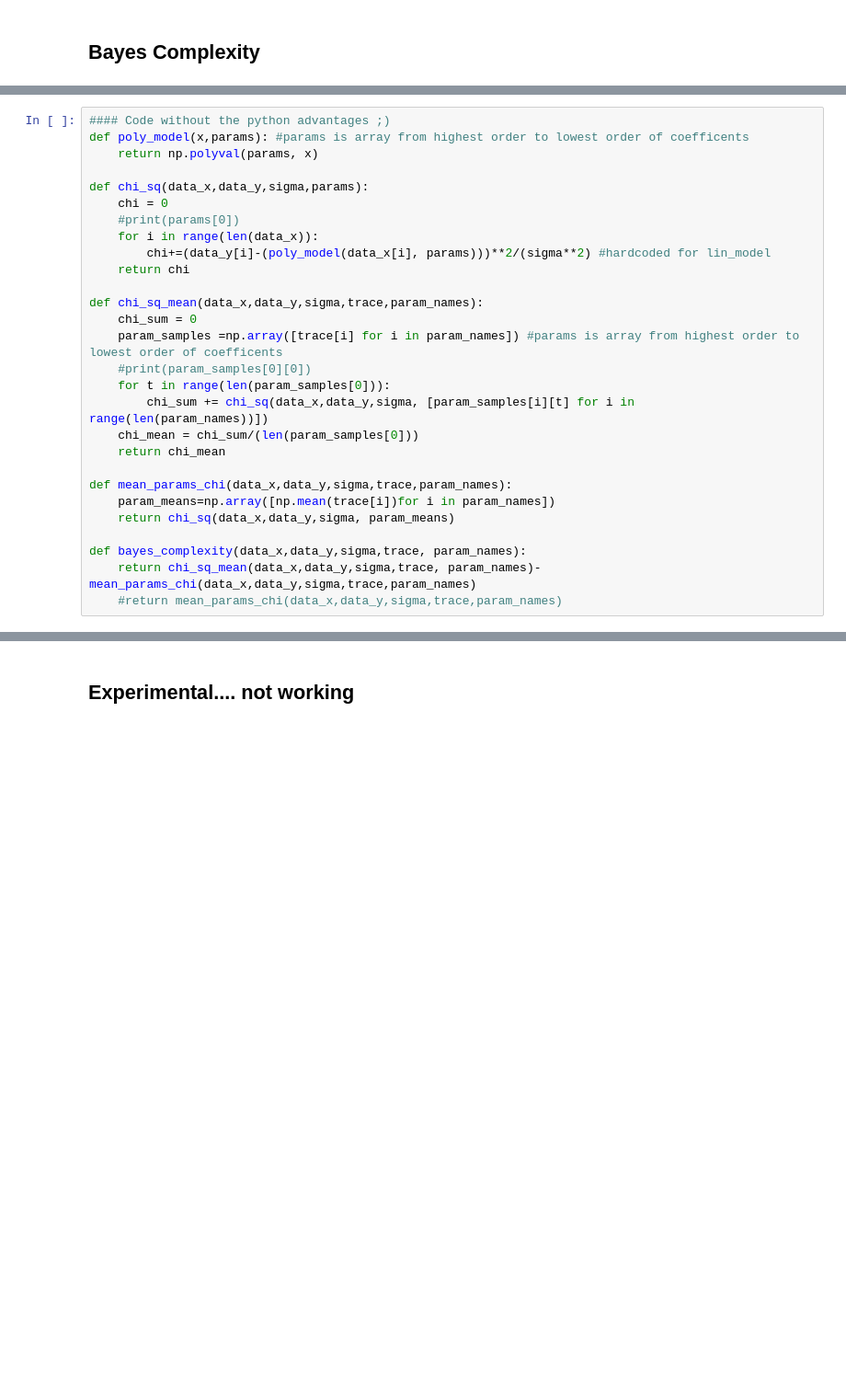
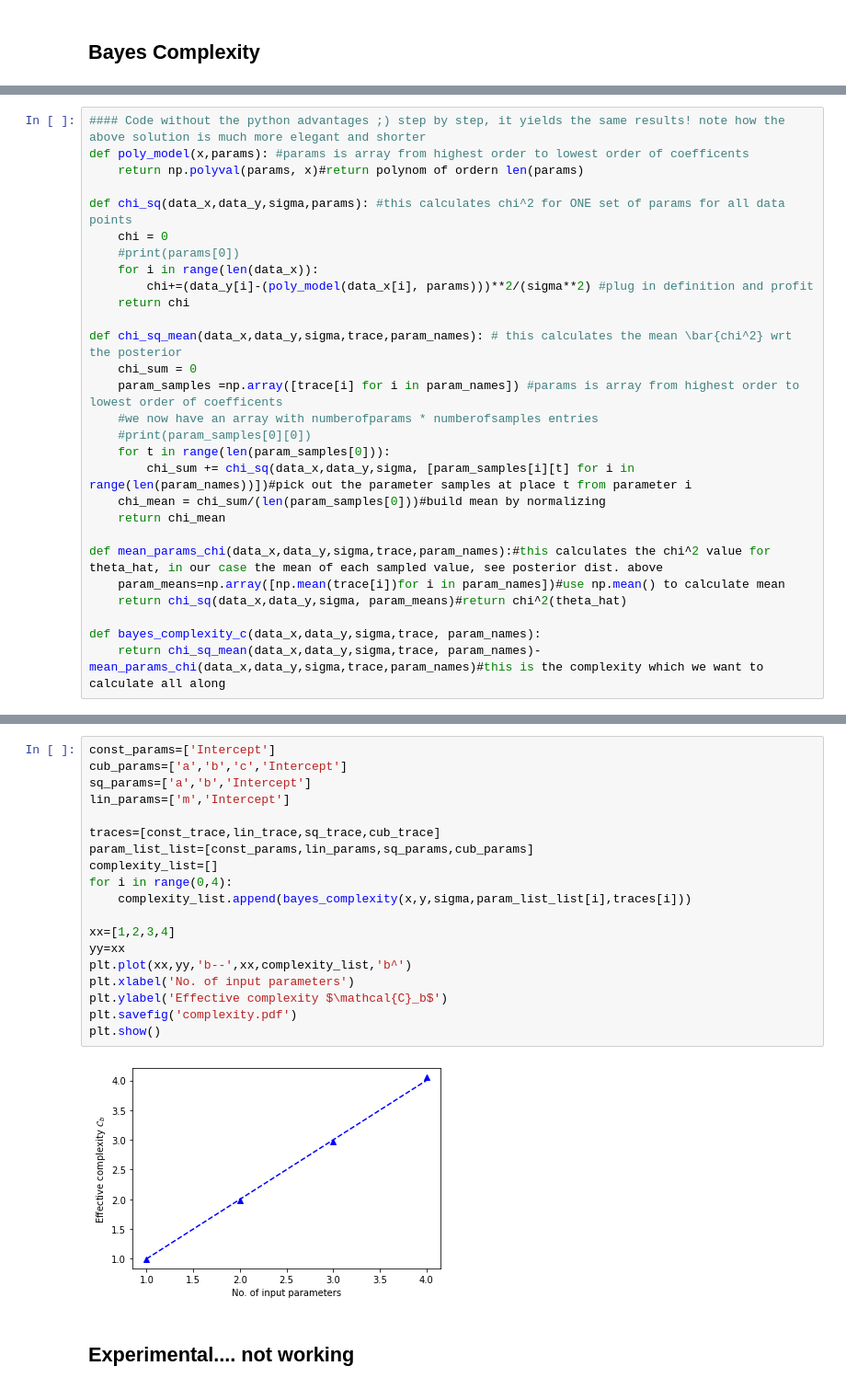
Before and after one commit to dschuechter/physics760_schuechter_krause, a Jupyter notebook: final_project/Code/Bayesian_model_selection_Testing.ipynb, the cells around one changed output, grey strips where cells are left out. Shown at 92% size. Drawn from its saved outputs; the diff is of its cells as text; blank space fills up the shorter version.

```diff
--- a/final_project/Code/Bayesian_model_selection_Testing.ipynb
+++ b/final_project/Code/Bayesian_model_selection_Testing.ipynb
@@ -222,28 +246,28 @@ bayes_complexity(x,y,sigma,cub_params,cub_trace)
 # %%
-#### Code without the python advantages ;)
+#### Code without the python advantages ;) step by step, it yields the same results! note how the above solution is much more elegant and shorter
 def poly_model(x,params): #params is array from highest order to lowest order of coefficents
-    return np.polyval(params, x)
+    return np.polyval(params, x)#return polynom of ordern len(params)
 
-def chi_sq(data_x,data_y,sigma,params):
+def chi_sq(data_x,data_y,sigma,params): #this calculates chi^2 for ONE set of params for all data points
     chi = 0
     #print(params[0])
     for i in range(len(data_x)):
-        chi+=(data_y[i]-(poly_model(data_x[i], params)))**2/(sigma**2) #hardcoded for lin_model
+        chi+=(data_y[i]-(poly_model(data_x[i], params)))**2/(sigma**2) #plug in definition and profit
     return chi
 
-def chi_sq_mean(data_x,data_y,sigma,trace,param_names):
+def chi_sq_mean(data_x,data_y,sigma,trace,param_names): # this calculates the mean \bar{chi^2} wrt the posterior
     chi_sum = 0
     param_samples =np.array([trace[i] for i in param_names]) #params is array from highest order to lowest order of coefficents
+    #we now have an array with numberofparams * numberofsamples entries
     #print(param_samples[0][0])
     for t in range(len(param_samples[0])):
-        chi_sum += chi_sq(data_x,data_y,sigma, [param_samples[i][t] for i in range(len(param_names))])
-    chi_mean = chi_sum/(len(param_samples[0]))
+        chi_sum += chi_sq(data_x,data_y,sigma, [param_samples[i][t] for i in range(len(param_names))])#pick out the parameter samples at place t from parameter i
+    chi_mean = chi_sum/(len(param_samples[0]))#build mean by normalizing
     return chi_mean
 
-def mean_params_chi(data_x,data_y,sigma,trace,param_names):
-    param_means=np.array([np.mean(trace[i])for i in param_names])
-    return chi_sq(data_x,data_y,sigma, param_means)
+def mean_params_chi(data_x,data_y,sigma,trace,param_names):#this calculates the chi^2 value for theta_hat, in our case the mean of each sampled value, see posterior dist. above
+    param_means=np.array([np.mean(trace[i])for i in param_names])#use np.mean() to calculate mean
+    return chi_sq(data_x,data_y,sigma, param_means)#return chi^2(theta_hat)
 
-def bayes_complexity(data_x,data_y,sigma,trace, param_names):
-    return chi_sq_mean(data_x,data_y,sigma,trace, param_names)-mean_params_chi(data_x,data_y,sigma,trace,param_names)
-    #return mean_params_chi(data_x,data_y,sigma,trace,param_names)
+def bayes_complexity_c(data_x,data_y,sigma,trace, param_names):
+    return chi_sq_mean(data_x,data_y,sigma,trace, param_names)-mean_params_chi(data_x,data_y,sigma,trace,param_names)#this is the complexity which we want to calculate all along
@@ -254,3 +276,24 @@ bayes_complexity(x,y,sigma, cub_trace,cub_params)
+# %%
+const_params=['Intercept']
+cub_params=['a','b','c','Intercept']
+sq_params=['a','b','Intercept']
+lin_params=['m','Intercept']
+
+traces=[const_trace,lin_trace,sq_trace,cub_trace]
+param_list_list=[const_params,lin_params,sq_params,cub_params]
+complexity_list=[]
+for i in range(0,4):
+    complexity_list.append(bayes_complexity(x,y,sigma,param_list_list[i],traces[i]))
+
+xx=[1,2,3,4]
+yy=xx
+plt.plot(xx,yy,'b--',xx,complexity_list,'b^')
+plt.xlabel('No. of input parameters')
+plt.ylabel('Effective complexity $\mathcal{C}_b$')
+plt.savefig('complexity.pdf')
+plt.show()
+# %% [output]
+[figure, added]
 # %% [markdown]
 ## Experimental.... not working
 # %%
```
Also changed, not shown: parts of 13 cells of this notebook, 2 other files.
